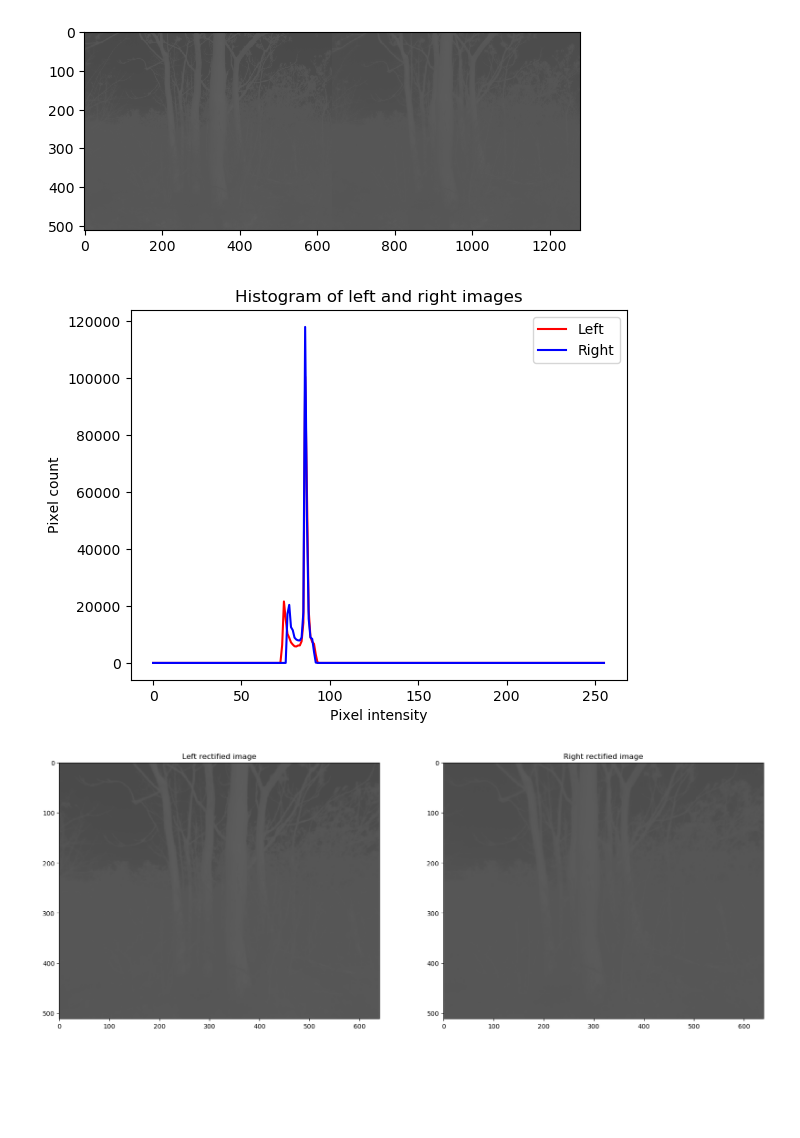
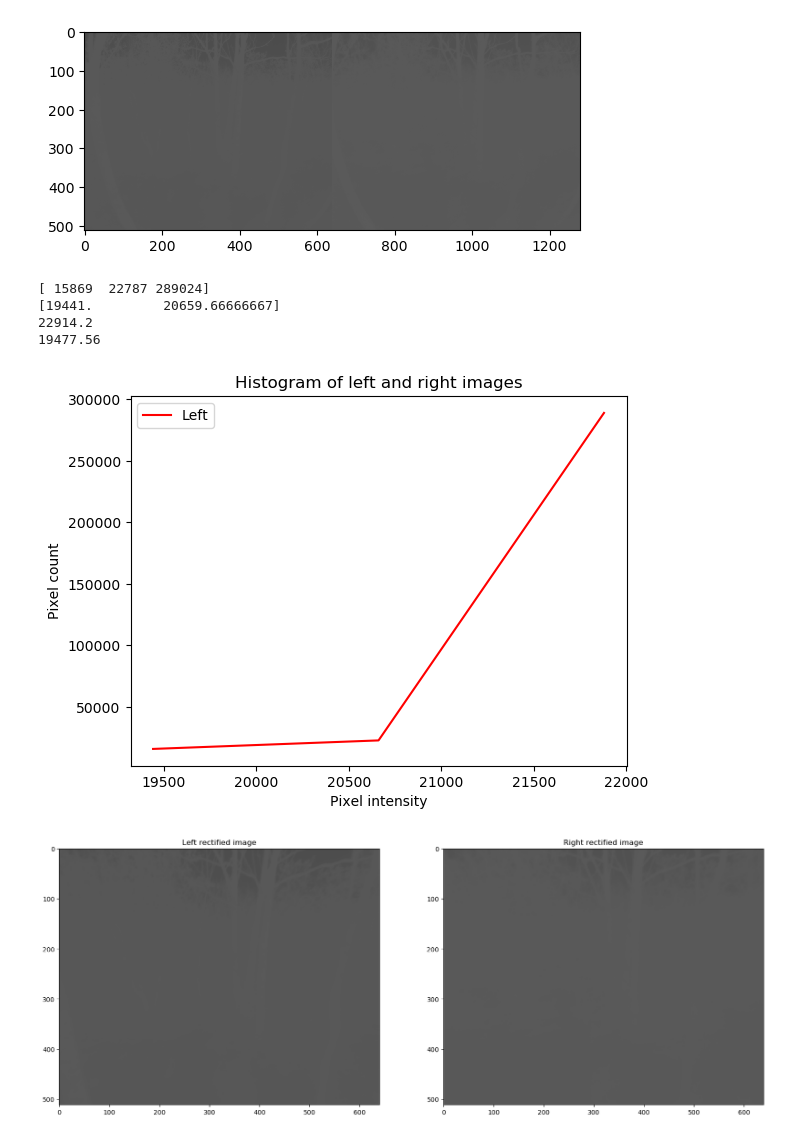
Before and after one commit to devanshdhrafani/stereo-depth, a Jupyter notebook: thermal_processing.ipynb, the cells around one changed output. Saved outputs shown, nothing was run; the diff lists cells and outputs as text; code cells hidden in the pictures; blank space fills up the shorter version.

Commit message:
Gamma correction; Numpy histogram testing

```diff
--- a/thermal_processing.ipynb
+++ b/thermal_processing.ipynb
@@ -5,8 +5,9 @@ import matplotlib.pyplot as plt
 from camera_properties_loader import CameraPropertiesLoader
 import vpi
 # %%
-# img_path = "/media/devansh/T7 Shield/wildfire_thermal/2.images/gascola_3/images_raw_synced/651.png"
-img_path = "/media/devansh/T7 Shield/wildfire_thermal/2.images/gascola_1/images_raw_synced/878.png"
+img_path = "/media/devansh/t7shield/wildfire_thermal/2.images/gascola_3/images_raw_synced/657.png"
+# img_path = "/media/devansh/t7shield/wildfire_thermal/2.images/gascola_1/images_raw_synced/878.png"
+# img_path = "/media/devansh/t7shield/wildfire_thermal/2.images/gascola_2/images_raw_synced/841.png"
 img_raw = cv2.imread(img_path, cv2.IMREAD_UNCHANGED)
 
 left_raw, right_raw = np.split(img_raw, 2, axis=1)
@@ -27,15 +28,29 @@ plt.imshow(cv2.cvtColor(img_8_scaled.astype(np.uint8), cv2.COLOR_GRAY2RGB))
 # %%
 # plot histogram of left and right images as 2 separate line plots
 plt.figure()
-plt.plot(np.histogram(left_raw, bins=2**8, range=(0,(2**16)-1))[0], color='r')
-plt.plot(np.histogram(right_raw, bins=2**8, range=(0,(2**16)-1))[0], color='b')
+
+left_hist, bin_edges = np.histogram(left_raw, bins=3)
+
+print(left_hist)
+print(bin_edges[0:2])
+print(np.percentile(bin_edges, 95))
+print(np.percentile(bin_edges, 1))
+
+np.mean(left_raw)
+
+plt.plot(bin_edges[:-1], left_hist, color='r')
+# plt.plot(np.histogram(right_raw, bins=2**8, range=(0,(2**16)-1))[0], color='b')
 plt.xlabel('Pixel intensity')
 plt.ylabel('Pixel count')
 plt.title('Histogram of left and right images')
 plt.legend(['Left', 'Right'])
 plt.show()
 # %% [output]
+[ 15869  22787 289024]
+[19441.         20659.66666667]
+22914.2
+19477.56
-[figure, old version]
+[figure, new version]
 # %%
 # rectify images
 left_camera_properties = CameraPropertiesLoader('./thermal_left.yaml')
```
Also changed, not shown: parts of 3 cells of this notebook.
